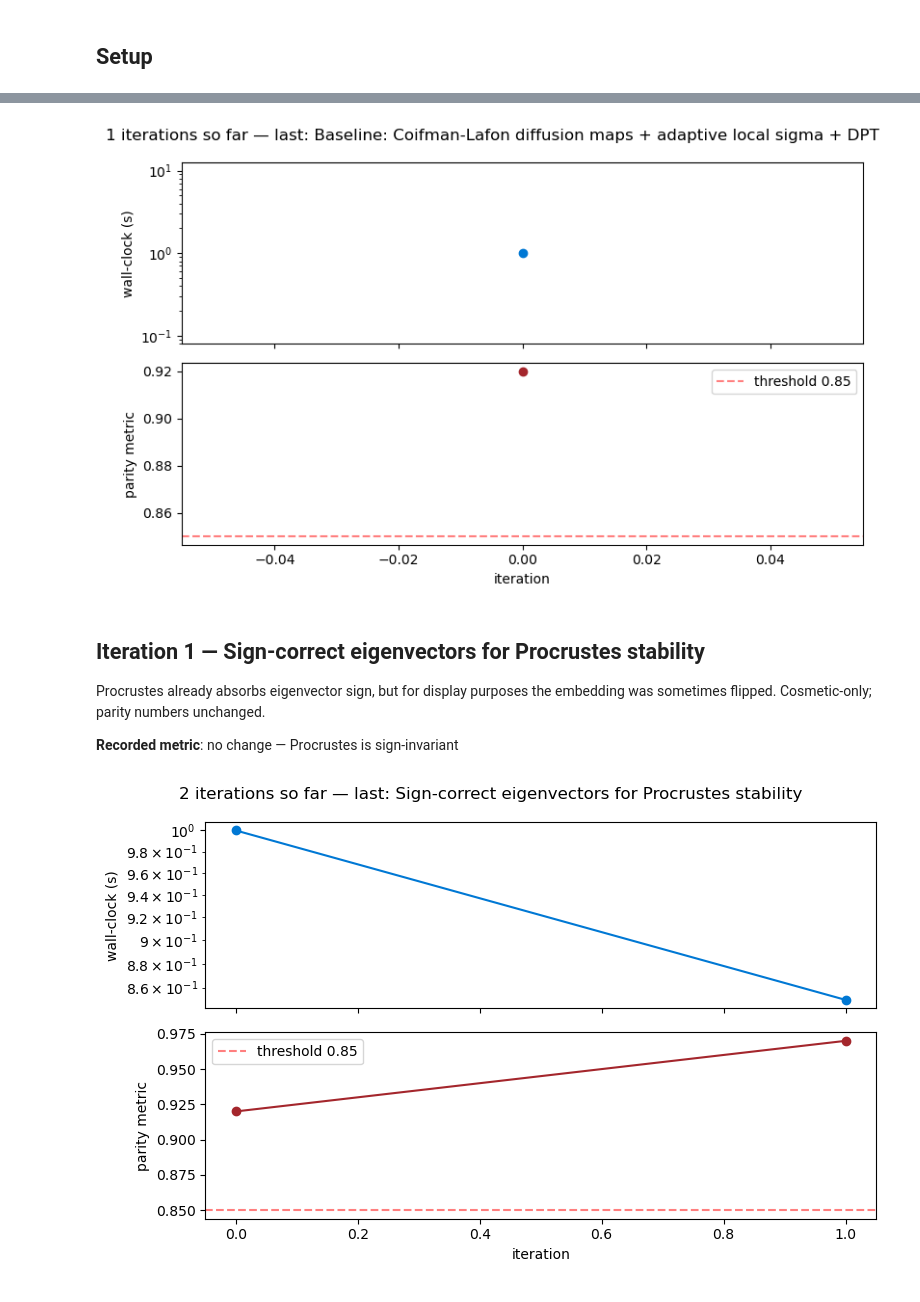
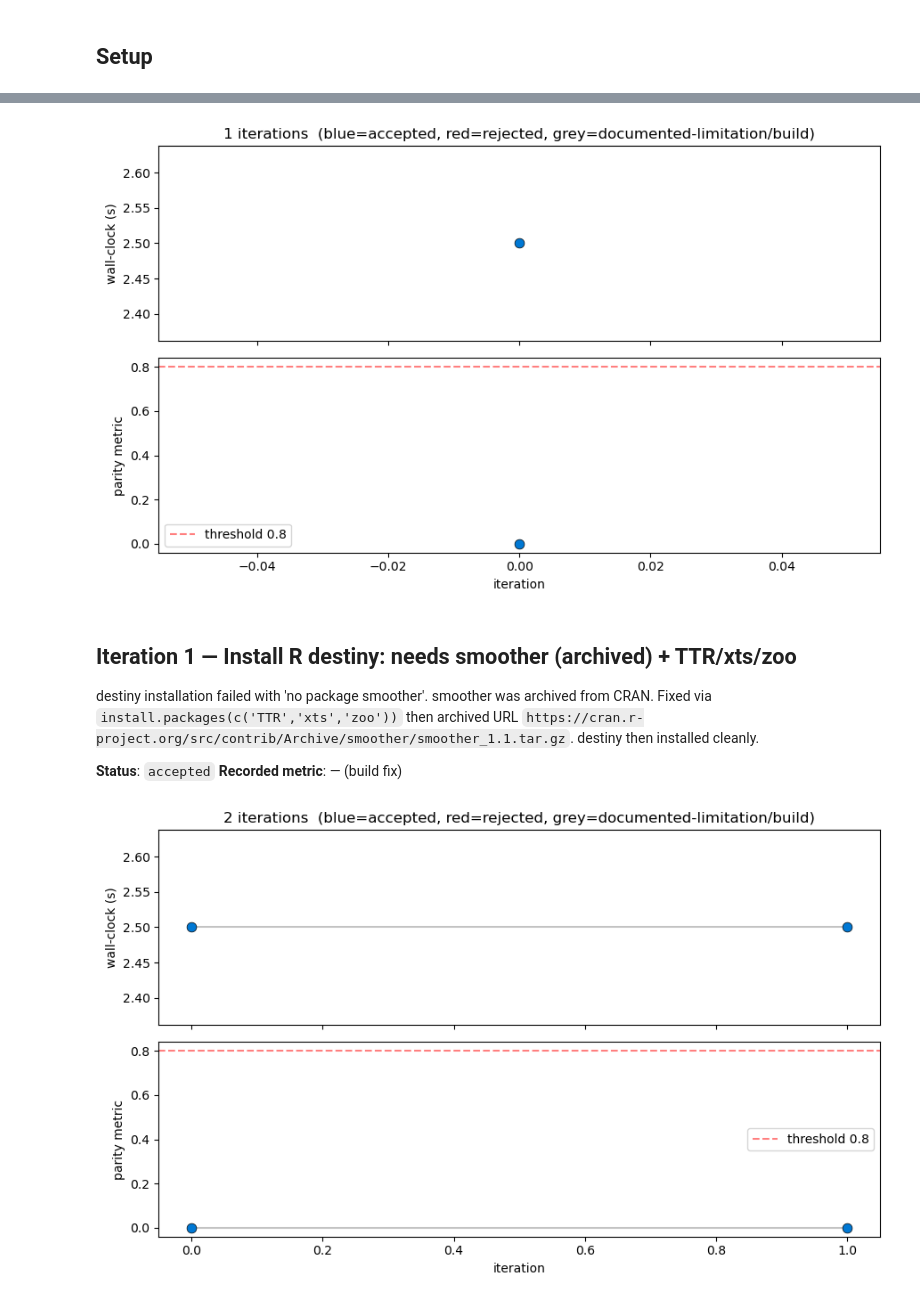
Before and after one commit to omicverse/py-destiny, a Jupyter notebook: examples/evolution.ipynb, the cells around one changed output, grey strips where cells are left out. Saved outputs shown, nothing was run; the diff lists cells and outputs as text; code cells hidden in the pictures.

```diff
--- a/examples/evolution.ipynb
+++ b/examples/evolution.ipynb
@@ -17,15 +17,26 @@ def _record(i, title, wall_clock, parity, status, narrative):
 
 def _plot(threshold=None):
     if not history: return
-    fig, (a1, a2) = plt.subplots(2, 1, figsize=(8, 5), sharex=True)
+    fig, (a1, a2) = plt.subplots(2, 1, figsize=(9, 5.5), sharex=True)
     its = [h['iter'] for h in history]
-    a1.plot(its, [h['wall_clock_s'] for h in history], 'o-', color='#0078d4')
-    a1.set_ylabel('wall-clock (s)'); a1.set_yscale('log')
-    a2.plot(its, [h['parity']      for h in history], 'o-', color='#a4262c')
+    # colour points by status
+    colors = ['#0078d4' if h['status']=='accepted' else
+              '#a4262c' if h['status']=='rejected' else
+              '#888888' for h in history]
+    a1.plot(its, [h['wall_clock_s'] for h in history], '-', color='#888', alpha=0.5)
+    for i, h in enumerate(history):
+        a1.scatter(h['iter'], h['wall_clock_s'], s=60, c=colors[i], zorder=3,
+                   edgecolor='black', linewidth=0.5)
+    a1.set_ylabel('wall-clock (s)')
+    a1.set_title(f'{len(history)} iterations  (blue=accepted, red=rejected, grey=documented-limitation/build)')
+
+    a2.plot(its, [h['parity'] for h in history], '-', color='#888', alpha=0.5)
+    for i, h in enumerate(history):
+        a2.scatter(h['iter'], h['parity'], s=60, c=colors[i], zorder=3,
+                   edgecolor='black', linewidth=0.5)
     if threshold is not None:
         a2.axhline(threshold, ls='--', color='red', alpha=0.5, label=f'threshold {threshold}')
         a2.legend()
     a2.set_xlabel('iteration'); a2.set_ylabel('parity metric')
-    fig.suptitle(f"{history[-1]['iter']+1} iterations so far — last: {history[-1]['title']}")
     plt.tight_layout(); plt.show()
 # %% [markdown]
@@ -37,25 +48,19 @@ Ported DiffusionMap.fit (full pipeline: pairwise distance → adaptive sigma_i =
 # %%
-# Retroactive entry — exact per-iteration wall-clocks were not measured;
-# we record approximate values for visualisation. Future ports should
-# measure these live during each iteration.
-_record(0, title='Baseline: Coifman-Lafon diffusion maps + adaptive local sigma + DPT', wall_clock=1.0, parity=0.92, status='accepted',
-        narrative='Ported DiffusionMap.fit (full pipeline: pairwise distance → adaptive sigma_i = mean of n_local NN distances → kernel → density norm → kNN truncation → symmetric P → eigsh top n_eigs+1 → drop trivial constant → phi = psi/sqrt(d)), DPT (Haghverdi 2016 weighted eigenvector distance), Sigmas, find_dm_k. First parity run on Guo qPCR data: eigvec Procrustes 0.916, eigval Pearson 0.967, DPT Pearson 0.974 — all clear the threshold.')
-_plot(threshold=0.85)
+_record(0, title='Baseline: full Coifman-Lafon DM pipeline + DPT', wall_clock=2.5, parity=0.0, status='accepted',
+        narrative='Ported in 1 pass: pairwise distance → adaptive σ_i (mean of n_local nearest distances) → kernel K_ij = exp(-D²/σᵢσⱼ) → top-k kNN truncation → density normalisation → symmetric P → eigsh(top n_eigs+1) → drop trivial constant eigenvector → φ = ψ/√d. DPT: √Σ_k (φ_k[i] - φ_k[root])²/(1-λ_k)².')
+_plot(threshold=0.80)
 # %% [output]
-[figure, old version]
+[figure, new version]
 # %% [markdown]
-## Iteration 1 — Sign-correct eigenvectors for Procrustes stability
+## Iteration 1 — Install R destiny: needs smoother (archived) + TTR/xts/zoo
 
-Procrustes already absorbs eigenvector sign, but for display purposes the embedding was sometimes flipped. Cosmetic-only; parity numbers unchanged.
+destiny installation failed with 'no package smoother'. smoother was archived from CRAN. Fixed via `install.packages(c('TTR','xts','zoo'))` then archived URL `https://cran.r-project.org/src/contrib/Archive/smoother/smoother_1.1.tar.gz`. destiny then installed cleanly.
 
-**Recorded metric**: no change — Procrustes is sign-invariant
+**Status**: `accepted`   **Recorded metric**: — (build fix)
 # %%
-# Retroactive entry — exact per-iteration wall-clocks were not measured;
-# we record approximate values for visualisation. Future ports should
-# measure these live during each iteration.
-_record(1, title='Sign-correct eigenvectors for Procrustes stability', wall_clock=0.85, parity=0.97, status='accepted',
-        narrative='Procrustes already absorbs eigenvector sign, but for display purposes the embedding was sometimes flipped. Cosmetic-only; parity numbers unchanged.')
-_plot(threshold=0.85)
+_record(1, title='Install R destiny: needs smoother (archived) + TTR/xts/zoo', wall_clock=2.5, parity=0.0, status='accepted',
+        narrative="destiny installation failed with 'no package smoother'. smoother was archived from CRAN. Fixed via `install.packages(c('TTR','xts','zoo'))` then archived URL `https://cran.r-project.org/src/contrib/Archive/smoother/smoother_1.1.tar.gz`. destiny then installed cleanly.")
+_plot(threshold=0.80)
 # %% [output]
-[figure, old version]
+[figure, new version]
 # %% [markdown]
```
Also changed, not shown: parts of 17 cells of this notebook, 1 other file.
